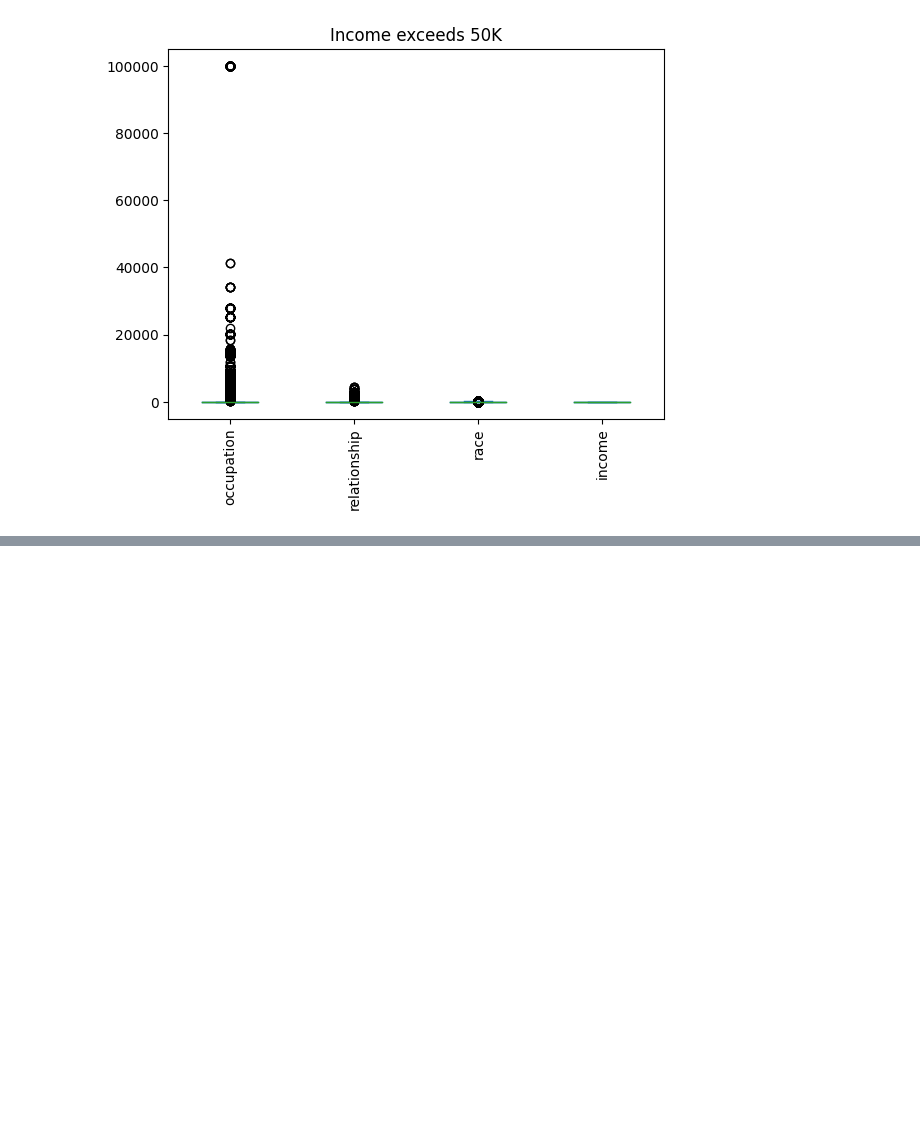
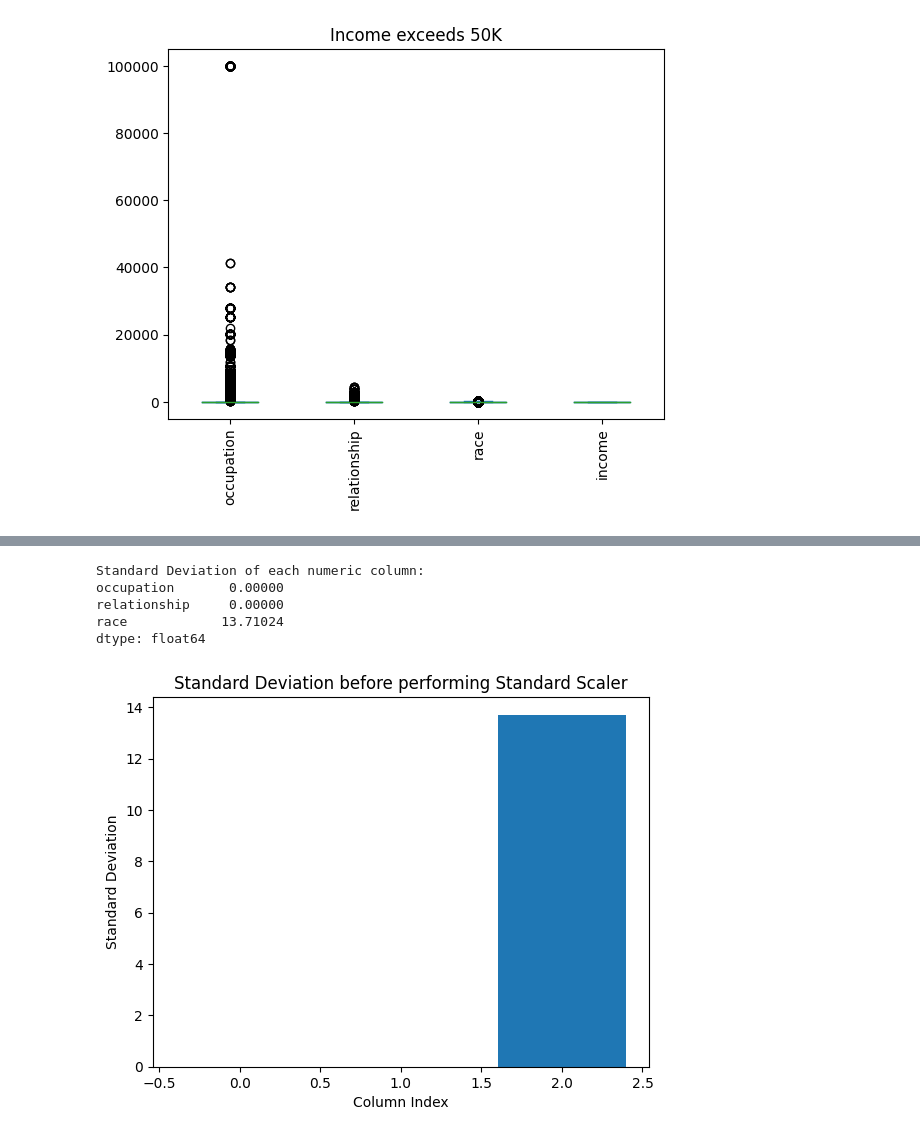
Before and after one commit to nikoyasam/MachineLearningCW, a Jupyter notebook: machine learninng/naive bayes model new.ipynb, the cells around one changed output, grey strips where cells are left out. Cells and saved outputs as stored; diff of their text form; code cells hidden in the pictures; blank space fills up the shorter version.

Commit message:
done till standard scalar

```diff
--- a/machine learninng/naive bayes model new.ipynb
+++ b/machine learninng/naive bayes model new.ipynb
@@ -113,0 +116,20 @@ plt.show()
+# %%
+import numpy as np
+
+# Function to replace outliers with null values based on IQR
+def handle_outliers_iqr(column):
+    Q1 = column.quantile(0.25)
+    Q3 = column.quantile(0.75)
+    IQR = Q3 - Q1
+    lower_bound = Q1 - 1.5 * IQR
+    upper_bound = Q3 + 1.5 * IQR
+    column[(column < lower_bound) | (column > upper_bound)] = np.nan
+    return column
+
+# Apply the outlier handling function to numeric columns
+numeric_columns = Data_set_no_duplicates.select_dtypes(include=['int64', 'float64']).columns
+Data_set_no_duplicates[numeric_columns] = Data_set_no_duplicates[numeric_columns].apply(handle_outliers_iqr, axis=0)
+
+# Display the modified DataFrame
+print("Dataset after handling outliers:")
+print(Data_set_no_duplicates)
@@ -113,0 +193,9 @@ plt.show()
+# %%
+df2 = Data_set_no_duplicates.dropna()
+df2=Data_set_no_duplicates.dropna(axis=0)
+
+# Reset index after drop
+df2=Data_set_no_duplicates.dropna().reset_index(drop=True)
+
+Data_set_no_duplicates = df2
+df2
@@ -113,0 +230,23 @@ plt.show()
+# %%
+# Select only numeric columns
+numeric_columns = df2.select_dtypes(include=['int64', 'float64'])
+
+# Calculate the standard deviation of numeric columns
+std_deviation_numeric = numeric_columns.std()
+
+# Display the standard deviation for each numeric column
+print("Standard Deviation of each numeric column:")
+print(std_deviation_numeric)
+
+plt.bar(range(len(std_deviation_numeric)), std_deviation_numeric)
+plt.title("Standard Deviation before performing Standard Scaler")
+plt.xlabel("Column Index")
+plt.ylabel("Standard Deviation")
+plt.show()
+# %% [output]
+Standard Deviation of each numeric column:
+occupation       0.00000
+relationship     0.00000
+race            13.71024
+dtype: float64
+[figure, added]
```
Also changed, not shown: parts of 16 cells of this notebook.
